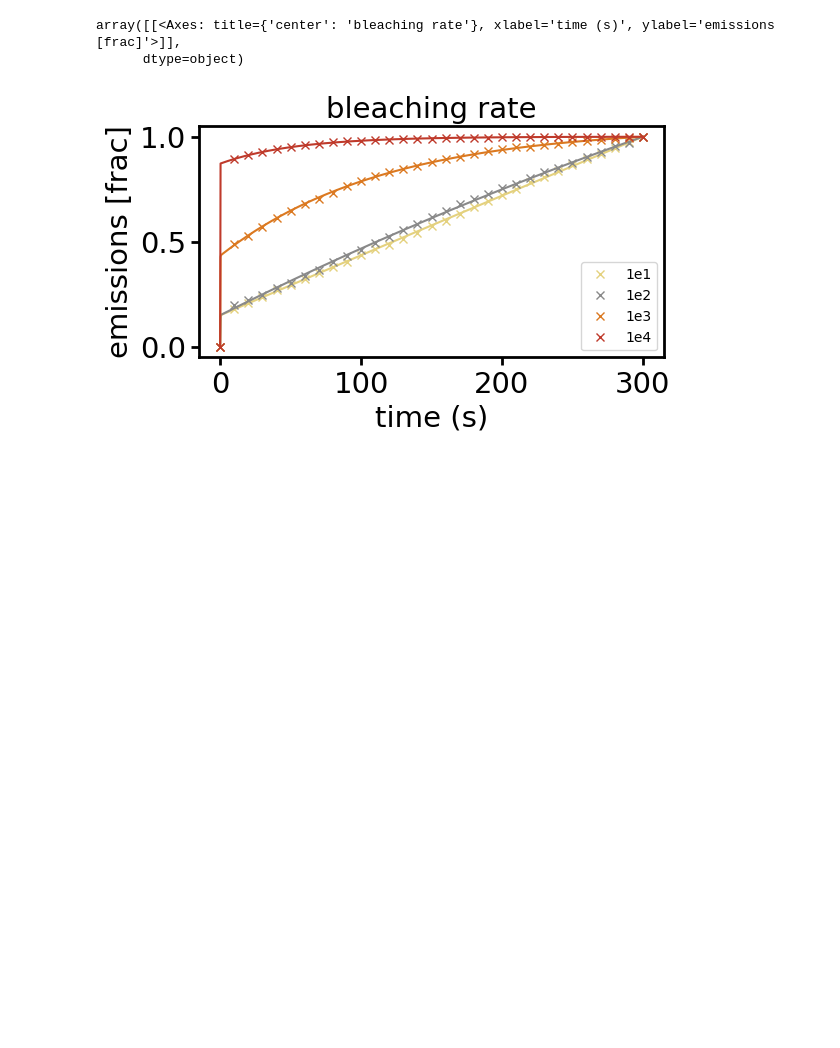
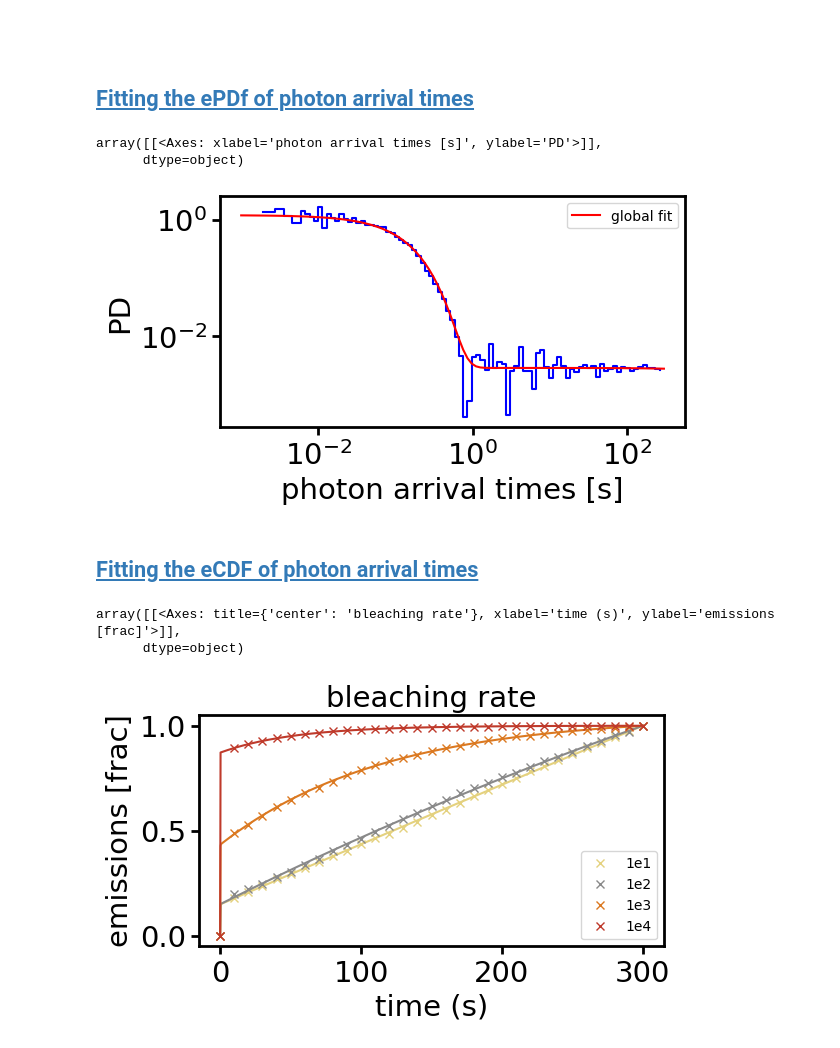
Before and after one commit to super-resolution/Fluopy, a Jupyter notebook: notebooks/cy5/simulations/Chapter I/Fitting procedure/1 fluorophore.ipynb, the cells around one changed output. Saved outputs shown, nothing was run; the diff lists cells and outputs as text; code cells hidden in the pictures; blank space fills up the shorter version.

```diff
--- a/notebooks/cy5/simulations/Chapter I/Fitting procedure/1 fluorophore.ipynb
+++ b/notebooks/cy5/simulations/Chapter I/Fitting procedure/1 fluorophore.ipynb
@@ -56,15 +124,15 @@ The data is from a simulation of a single fluorophore with differing photophysic
 identifiers = ['1e1', '1e2', '1e3', '1e4']
 bleaching_times_all = []
 fingerprints_all = []
-fingerprints_discard = []
+fingerprints_pdf_all = []
 
 for _ in identifiers:
     fingerprints_all.append(pd.Series(np.zeros(300001),
                                       np.round(np.linspace(0, 300, 300001), decimals=12),
                                       dtype=np.int32))
-    fingerprints_discard.append(pd.Series(np.zeros(299001),
-                                      np.round(np.linspace(1, 300, 299001), decimals=12),
-                                      dtype=np.int32))
+    fingerprints_pdf_all.append(pd.Series(np.zeros(300001),
+                                          np.round(np.linspace(0, 300, 300001), decimals=12),
+                                          dtype=np.float64))
 folder_path = r"C:\Users\vie43sq\Desktop\Simulations\simulation_data\bl_rate"
 for file in glob.glob(folder_path + "/*"):
     if file.endswith(".npy"):
@@ -73,11 +141,9 @@ for file in glob.glob(folder_path + "/*"):
         for id in identifiers:
             if id in file:
                 fingerprints_all[identifiers.index(id)] += pd.read_parquet(file).sum(axis=1)
-                fingerprints_discard[identifiers.index(id)] += pd.read_parquet(file).iloc[1000:].sum(axis=1)
                 break
 
-for i, (fingerprint, fingerprint_discard) in enumerate(zip(fingerprints_all, fingerprints_discard)):
+for i, fingerprint in enumerate(fingerprints_all):
+    fingerprints_pdf_all[i] = fingerprint
     fingerprint = fingerprint.cumsum() / fingerprint.sum()
     fingerprints_all[i] = fingerprint
-    fingerprint_discard = fingerprint_discard.cumsum() / fingerprint_discard.sum()
-    fingerprints_discard[i] = fingerprint_discard
@@ -166,3 +271,27 @@ on periods mean: 4.828e-02s
+# %% [markdown]
+##
+# %% [markdown]
+## <a id='toc1_4_'></a>[Fitting the ePDf of photon arrival times](#toc0_)
+# %%
+bins = np.logspace(np.log10(0.001), np.log10(300), 100)
+value_indices = pd.cut(fingerprints_pdf_all[0].index, bins=bins, labels=False)
+new_series = pd.Series(fingerprints_pdf_all[0].values, index=value_indices)
+summed_values = new_series.groupby(value_indices).sum()
+values = summed_values.values
+bins = bins[summed_values.index.astype(int)]
+density_values = values / (values.sum() * np.diff(np.append(bins, 300)))
+ax = fi.universal_figure(type_='step', data=[bins, density_values], where='post')
+param_gl = parameters_ps_fingerprint_cdf_fit_1f_all[0]
+x = np.logspace(np.log10(0.001), np.log10(300), 100)
+fi.universal_figure(data=[x, dist.two_expon_mixture_pdf(x, lambda1=param_gl[0], lambda2=param_gl[1], p=param_gl[2],)],
+                    xscale='log', yscale='log', xlabel='photon arrival times [s]',
+                    ylabel='PD', axes=ax, label='global fit', legend=True, color='red')
+# %% [output]
+array([[<Axes: xlabel='photon arrival times [s]', ylabel='PD'>]],
+      dtype=object)
+[figure, added]
+# %% [markdown]
+## <a id='toc1_5_'></a>[Fitting the eCDF of photon arrival times](#toc0_)
 # %%
 labels = ['1e1', '1e2', '1e3', '1e4']
 colors = ['#E4D17E', '#898989', '#DB7921', '#BF3A2B']
```
Also changed, not shown: parts of 64 cells of this notebook, 15 other files.
